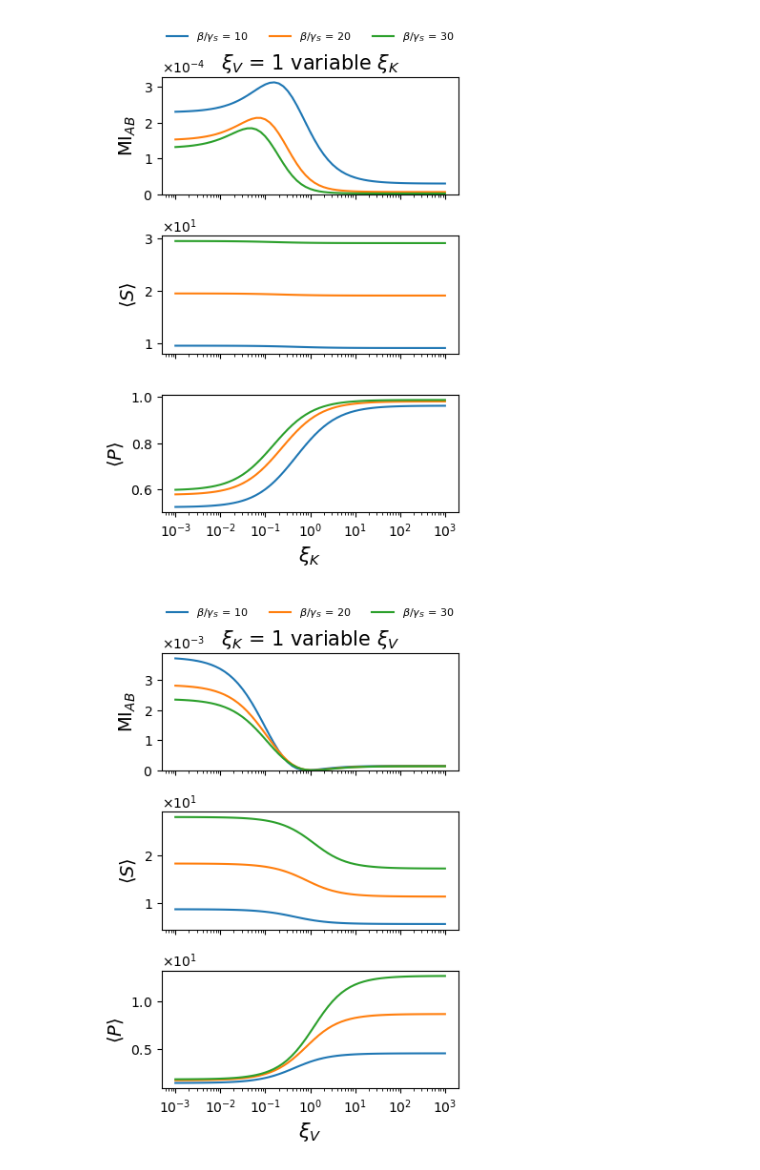
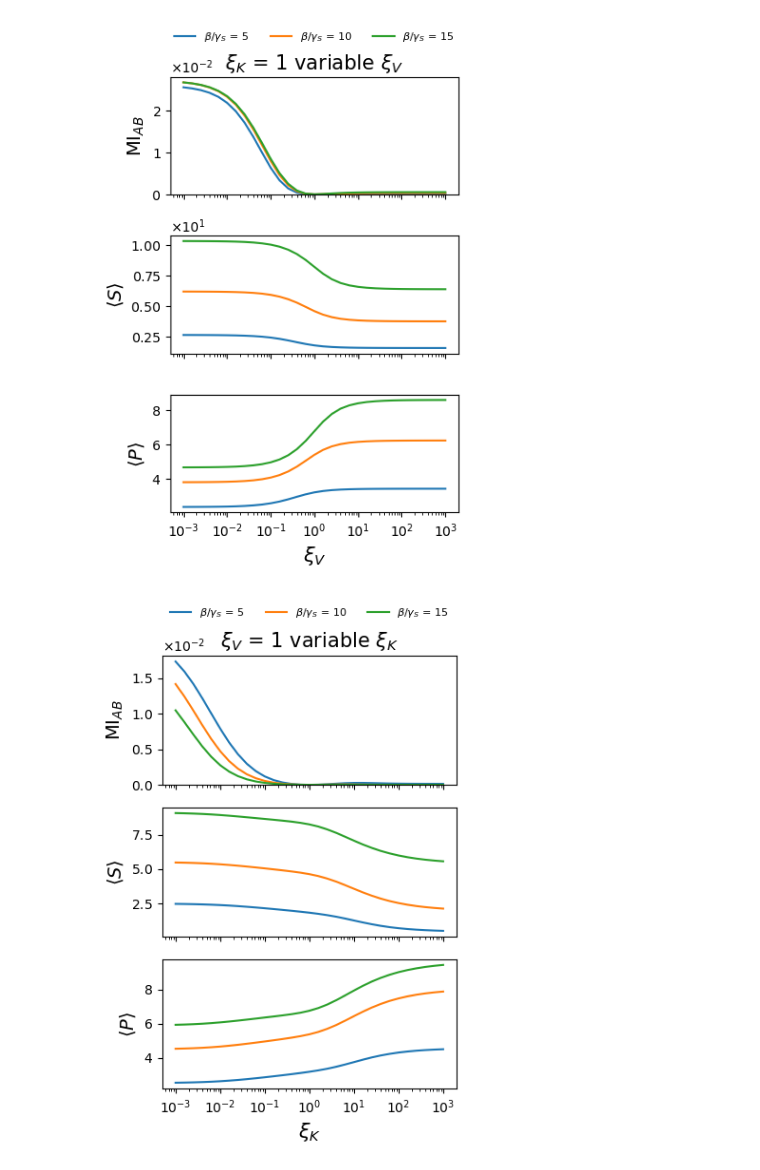
Before and after one commit to PessoaP/Allostery_model, a Jupyter notebook: figures.ipynb, the cells around one changed output. Cells and saved outputs as stored; diff of their text form; code cells hidden in the pictures.

```diff
--- a/figures.ipynb
+++ b/figures.ipynb
@@ -5,6 +5,5 @@ import matplotlib.ticker as ticker
 import os
 import pandas as pd
 # %%
-folders = ['V_.1_K_.1_allostery','V_1_K_.1_allostery','V_10_K_.1_allostery',
-           'V_.1_K_1_allostery', 'V_1_K_1_allostery', 'V_10_K_1_allostery',
-           'V_.1_K_10_allostery','V_1_K_10_allostery','V_10_K_10_allostery',]
+folders = ['V_1_K_.1_allostery', 'V_1_K_1_allostery', 'V_1_K_10_allostery',
+           'V_.1_K_1_allostery', 'V_1_K_1_allostery', 'V_10_K_1_allostery']
@@ -93,10 +183,10 @@ plt.show()
 # %%
-folders = ['V_?_K_1_allostery','V_1_K_?_allostery_nu10','V_1_K_?_allostery','V_?_K_1_allostery_nu10']
+folders = ['V_?_K_1_allostery','V_1_K_?_allostery','V_?_K_1_allostery_nu10','V_1_K_?_allostery_nu10']
 # %%
 def plot_variable(folder,axs):
     betas, allos, MI, S, P = np.loadtxt(folder+'fcases/B_report.csv').T
     #print(betas)
-    for b in [10,20,30]:
+    for b in [5,10,15]:
         axs[0].plot(allos[betas == b], MI[betas == b], label=rf'$\beta/\gamma_S$ = {int(b)}')
         axs[1].plot(allos[betas == b], S[betas == b])
         axs[2].plot(allos[betas == b], P[betas == b])
@@ -144,5 +234,5 @@ for folder in folders:
 
     plt.tight_layout()
     #plt.show()
-    plt.savefig(folder+'fcases/B_report',bbox_inches='tight',dpi=600)
+    plt.savefig(folder+'fcases/B_report',bbox_inches='tight',dpi=900)
 # %% [output]
@@ -151,3 +241,3 @@ for folder in folders:
-[figure, old version]
+[figure, new version]
-[figure, old version]
+[figure, new version]
 # %%
```
Also changed, not shown: parts of 17 cells of this notebook, 2 other files.
